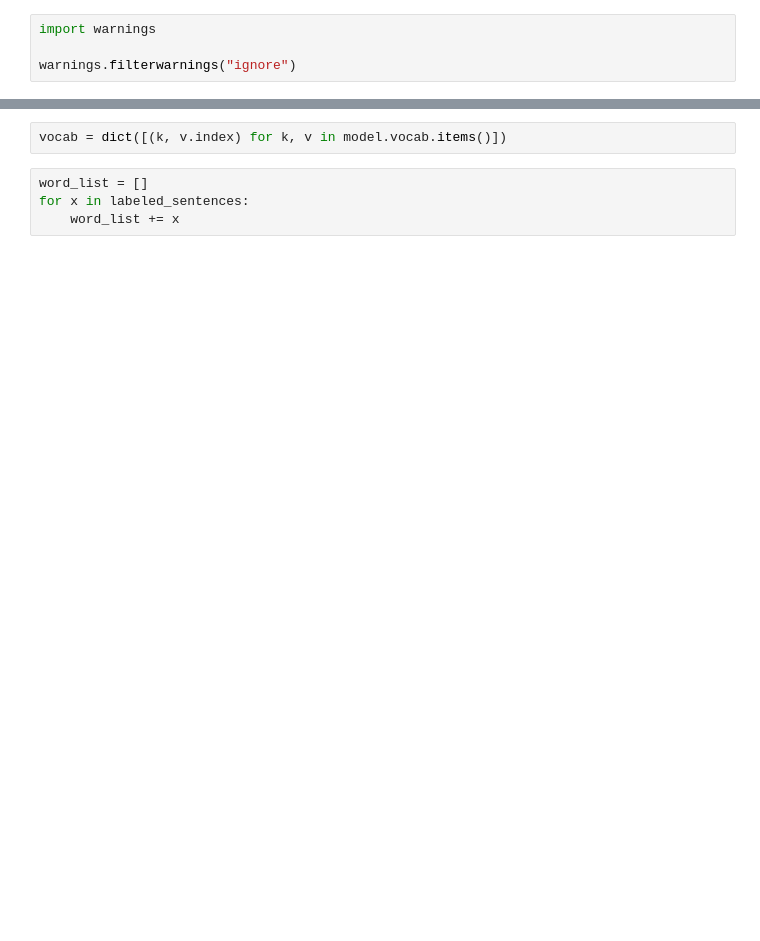
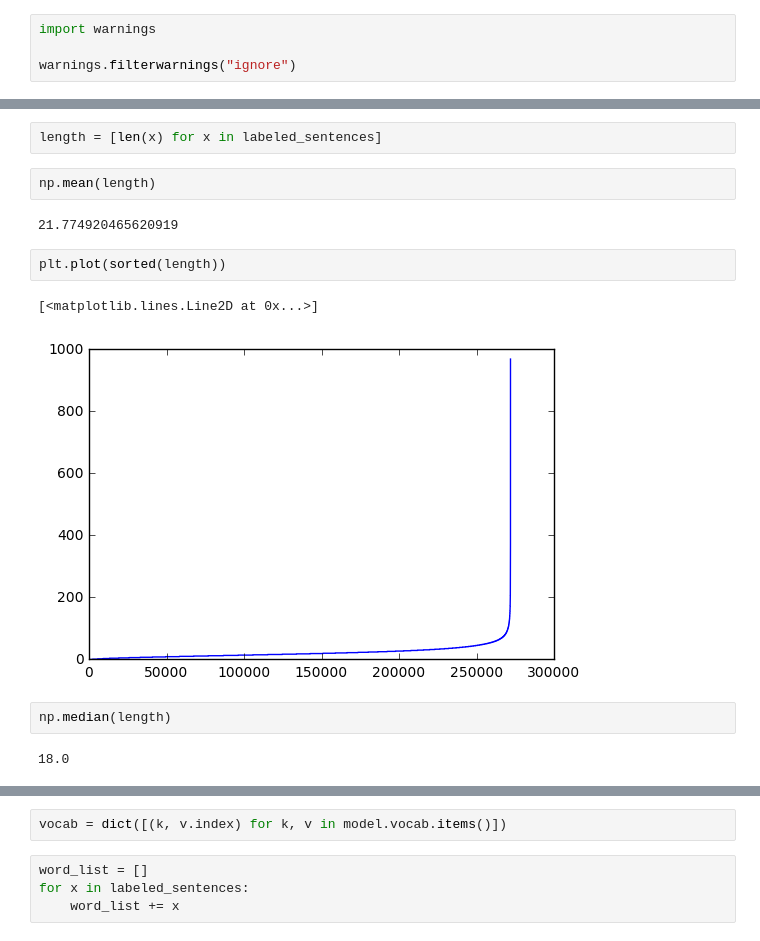
Before and after one commit to KapilKhanal/jjakimoto.github.io, a Jupyter notebook: word2vec/word2vec.ipynb, the cells around one changed output, grey strips where cells are left out. Drawn from its saved outputs; the diff is of its cells as text; blank space fills up the shorter version.

```diff
--- a/word2vec/word2vec.ipynb
+++ b/word2vec/word2vec.ipynb
@@ -198,3 +198,18 @@ Wall time: 52.6 s
+# %%
+length = [len(x) for x in labeled_sentences]
+# %%
+np.mean(length)
+# %% [output]
+21.774920465620919
+# %%
+plt.plot(sorted(length))
+# %% [output]
+[<matplotlib.lines.Line2D at 0x...>]
+[figure, added]
+# %%
+np.median(length)
+# %% [output]
+18.0
 # %%
 %%time
 
```
Also changed, not shown: parts of 30 cells of this notebook.
